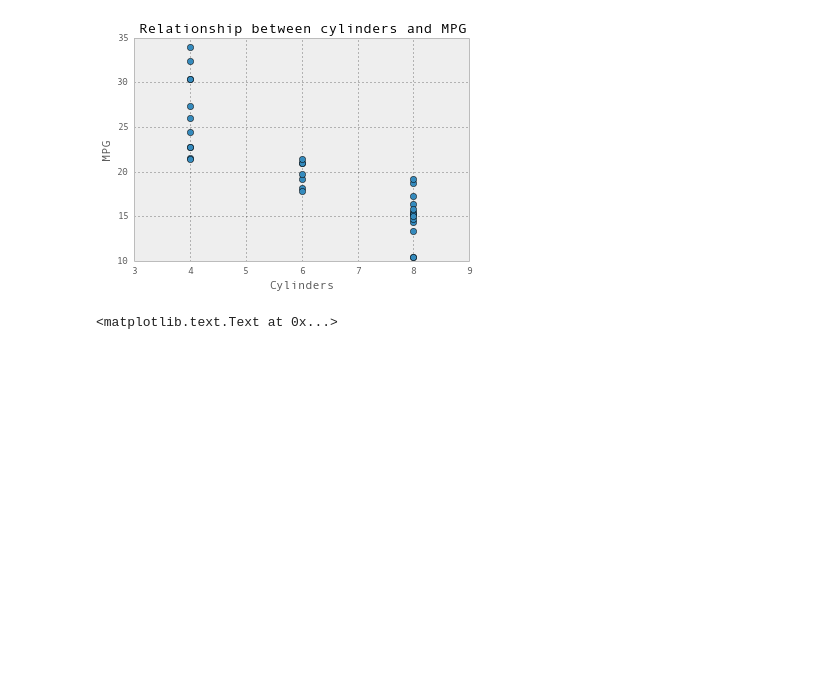
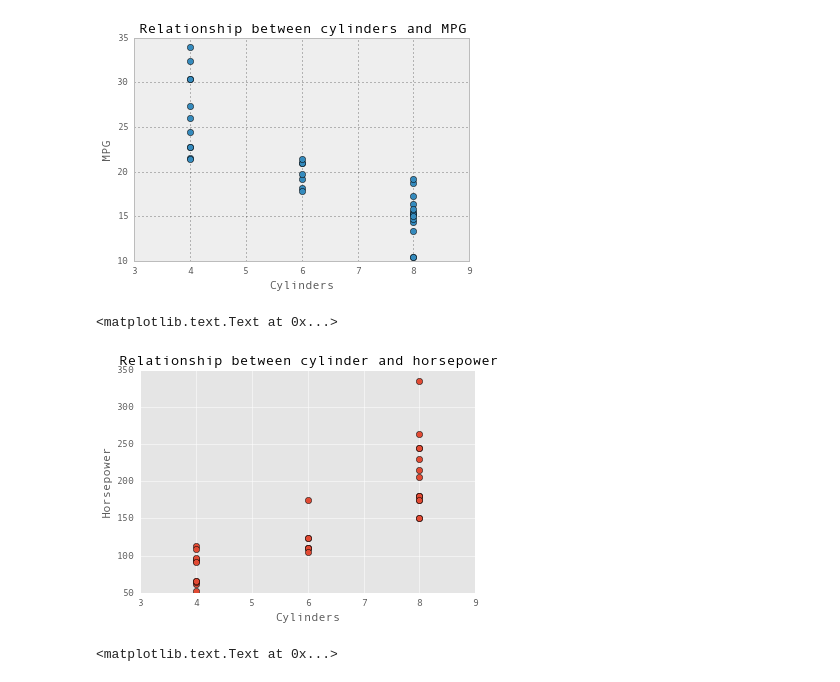
Before and after one commit to jasonarita/Harvard-CS109-Data-Science, a Jupyter notebook: labs/Lab3_Notes.ipynb, the cells around one changed output. Drawn from its saved outputs; the diff is of its cells as text; code cells hidden in the pictures; blank space fills up the shorter version.

```diff
--- a/labs/Lab3_Notes.ipynb
+++ b/labs/Lab3_Notes.ipynb
@@ -502,6 +503,17 @@ plt.title('Relationship between cylinders and MPG')
 # %% [output]
 <matplotlib.text.Text at 0x...>
 [figure]
+# %%
+# jfa: Relationship b/w cylinder & horsepower
+plt.style.use('ggplot')
+plt.plot(mtcars.cyl, mtcars.hp, 'o')
+plt.xlim(3, 9)
+plt.xlabel('Cylinders')
+plt.ylabel('Horsepower')
+plt.title('Relationship between cylinder and horsepower')
+# %% [output]
+<matplotlib.text.Text at 0x...>
+[figure, added]
 # %%
 # Relationship between horsepower and mpg
 plt.plot(mtcars.hp, mtcars.mpg, 'o')
```
Also changed, not shown: parts of 4 cells of this notebook, 1 other file.
